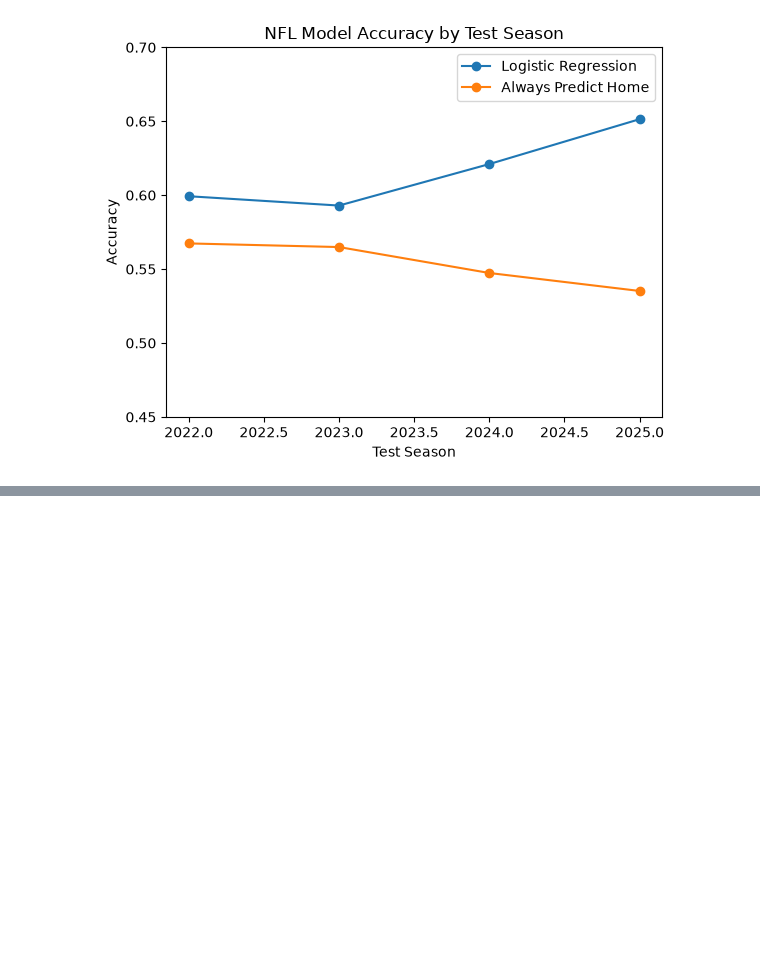
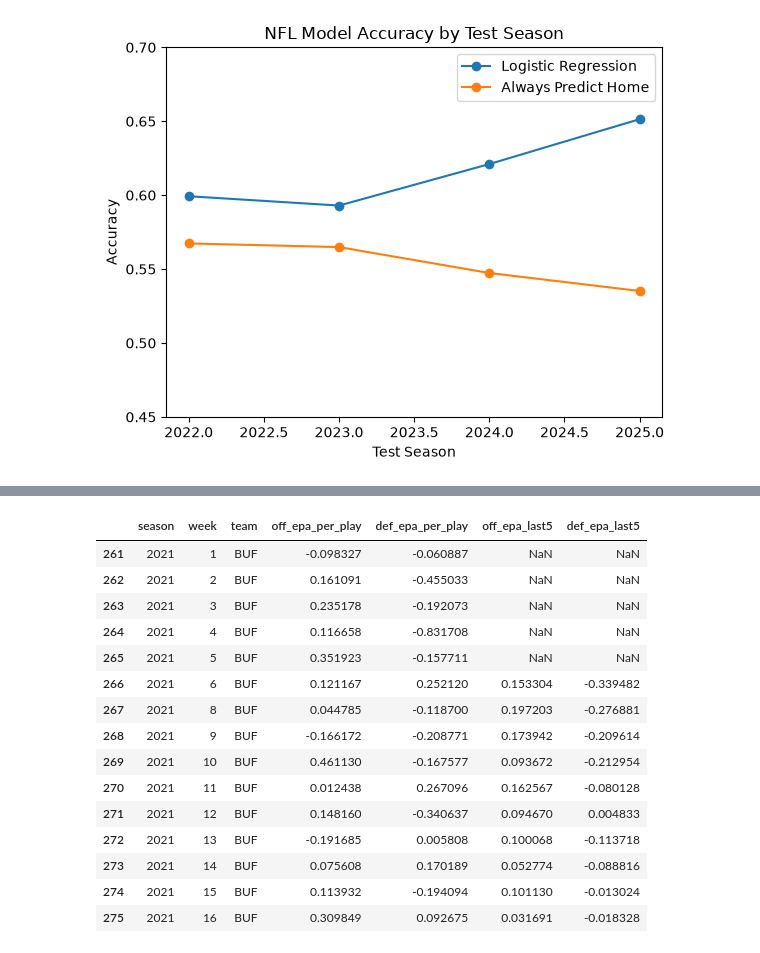
Before and after one commit to GarnetFisherman/nfl-game-prediction, a Jupyter notebook: notebooks/01_explore_nfl_data.ipynb, the cells around one changed output, grey strips where cells are left out. Drawn from its saved outputs; the diff is of its cells as text; code cells hidden in the pictures; blank space fills up the shorter version.

```diff
--- a/notebooks/01_explore_nfl_data.ipynb
+++ b/notebooks/01_explore_nfl_data.ipynb
@@ -1234,0 +1671,6 @@ plt.show()
+# %%
+team_epa = offensive_epa_pd.merge(
+    defensive_epa_pd,
+    on=["game_id", "season", "week", "team"],
+    how="inner"
+)
@@ -1234,0 +1686,49 @@ plt.show()
+# %%
+team_epa = team_epa.sort_values(
+    ["team", "season", "week"]
+).reset_index(drop=True)
+# %%
+team_epa["off_epa_last5"] = (
+    team_epa.groupby("team")["off_epa_per_play"]
+    .transform(
+        lambda x: x.shift(1).rolling(5).mean()
+    )
+)
+# %%
+team_epa["def_epa_last5"] = (
+    team_epa.groupby("team")["def_epa_per_play"]
+    .transform(
+        lambda x: x.shift(1).rolling(5).mean()
+    )
+)
+# %%
+team_epa[
+    team_epa["team"] == "BUF"
+][
+    [
+        "season",
+        "week",
+        "team",
+        "off_epa_per_play",
+        "def_epa_per_play",
+        "off_epa_last5",
+        "def_epa_last5"
+    ]
+].head(15)
+# %% [output]
+|  | season | week | team | off_epa_per_play | def_epa_per_play | off_epa_last5 | def_epa_last5 |
+| 261 | 2021 | 1 | BUF | -0.098327 | -0.060887 | NaN | NaN |
+| 262 | 2021 | 2 | BUF | 0.161091 | -0.455033 | NaN | NaN |
+| 263 | 2021 | 3 | BUF | 0.235178 | -0.192073 | NaN | NaN |
+| 264 | 2021 | 4 | BUF | 0.116658 | -0.831708 | NaN | NaN |
+| 265 | 2021 | 5 | BUF | 0.351923 | -0.157711 | NaN | NaN |
+| 266 | 2021 | 6 | BUF | 0.121167 | 0.252120 | 0.153304 | -0.339482 |
+| 267 | 2021 | 8 | BUF | 0.044785 | -0.118700 | 0.197203 | -0.276881 |
+| 268 | 2021 | 9 | BUF | -0.166172 | -0.208771 | 0.173942 | -0.209614 |
+| 269 | 2021 | 10 | BUF | 0.461130 | -0.167577 | 0.093672 | -0.212954 |
+| 270 | 2021 | 11 | BUF | 0.012438 | 0.267096 | 0.162567 | -0.080128 |
+| 271 | 2021 | 12 | BUF | 0.148160 | -0.340637 | 0.094670 | 0.004833 |
+| 272 | 2021 | 13 | BUF | -0.191685 | 0.005808 | 0.100068 | -0.113718 |
+| 273 | 2021 | 14 | BUF | 0.075608 | 0.170189 | 0.052774 | -0.088816 |
+| 274 | 2021 | 15 | BUF | 0.113932 | -0.194094 | 0.101130 | -0.013024 |
+| 275 | 2021 | 16 | BUF | 0.309849 | 0.092675 | 0.031691 | -0.018328 |
```
Also changed, not shown: parts of 65 cells of this notebook.
